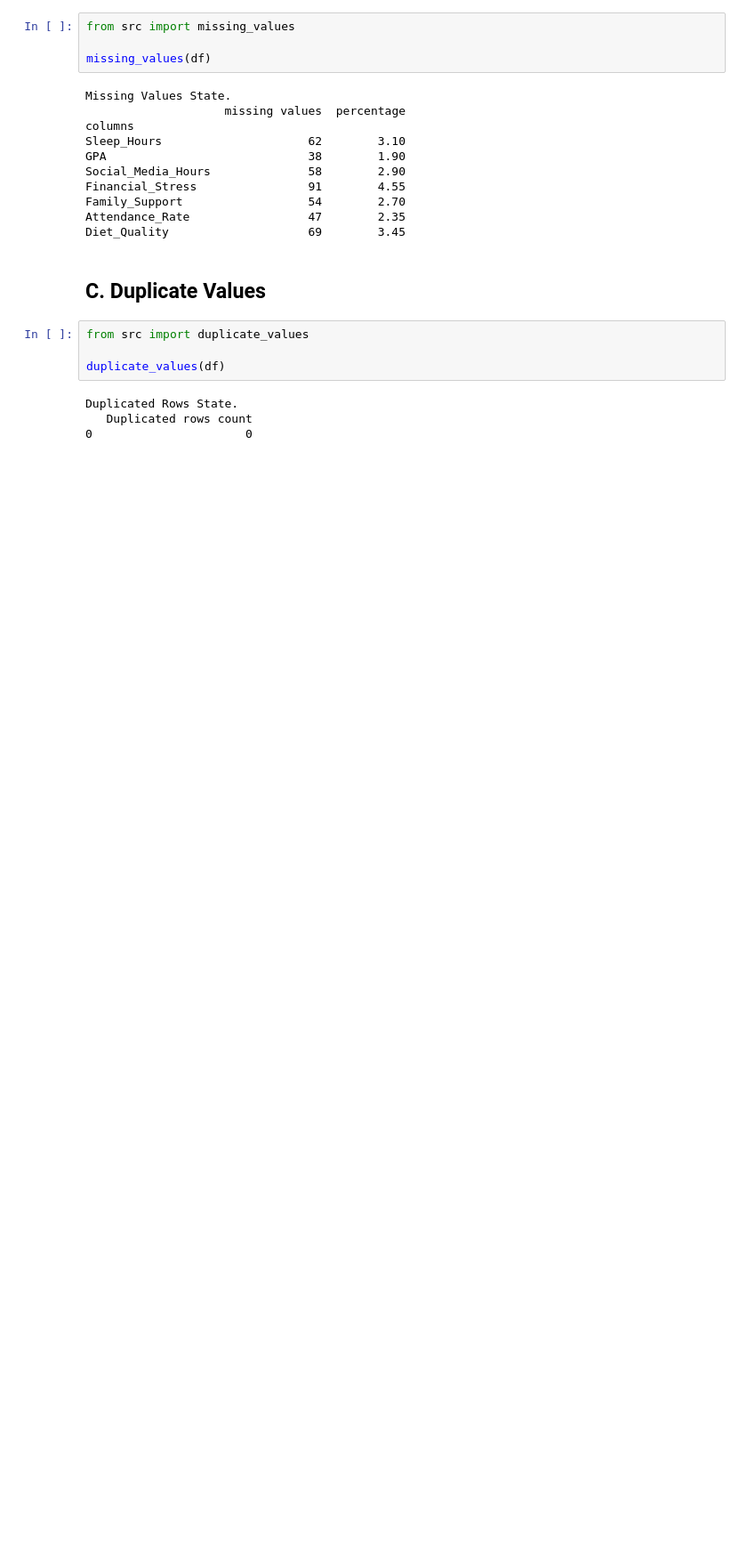
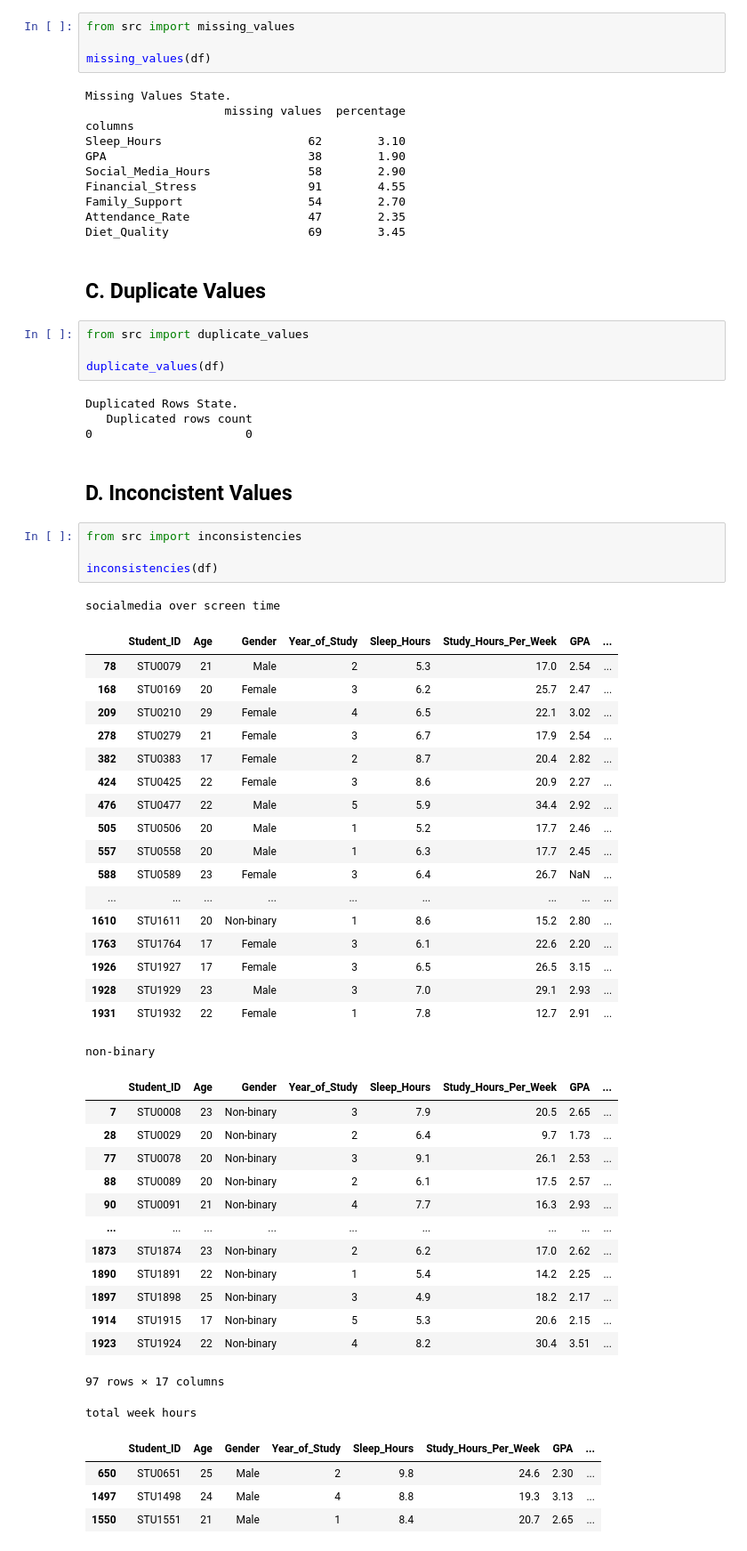
Before and after one commit to 4db444/Mental-health, a Jupyter notebook: notebooks/01_EDA.ipynb, the cells around one changed output. Shown at 89% size. Cells and saved outputs as stored; diff of their text form; blank space fills up the shorter version.

Commit message:
feat : adding the inconsistencies in the EDA phase

```diff
--- a/notebooks/01_EDA.ipynb
+++ b/notebooks/01_EDA.ipynb
@@ -43,3 +70,47 @@ duplicate_values(df)
 Duplicated Rows State.
    Duplicated rows count
 0                      0
+# %% [markdown]
+## D. Inconcistent Values
+# %%
+from src import inconsistencies
+
+inconsistencies(df)
+# %% [output]
+socialmedia over screen time
+|  | Student_ID | Age | Gender | Year_of_Study | Sleep_Hours | Study_Hours_Per_Week | GPA | ... |
+| 78 | STU0079 | 21 | Male | 2 | 5.3 | 17.0 | 2.54 | ... |
+| 168 | STU0169 | 20 | Female | 3 | 6.2 | 25.7 | 2.47 | ... |
+| 209 | STU0210 | 29 | Female | 4 | 6.5 | 22.1 | 3.02 | ... |
+| 278 | STU0279 | 21 | Female | 3 | 6.7 | 17.9 | 2.54 | ... |
+| 382 | STU0383 | 17 | Female | 2 | 8.7 | 20.4 | 2.82 | ... |
+| 424 | STU0425 | 22 | Female | 3 | 8.6 | 20.9 | 2.27 | ... |
+| 476 | STU0477 | 22 | Male | 5 | 5.9 | 34.4 | 2.92 | ... |
+| 505 | STU0506 | 20 | Male | 1 | 5.2 | 17.7 | 2.46 | ... |
+| 557 | STU0558 | 20 | Male | 1 | 6.3 | 17.7 | 2.45 | ... |
+| 588 | STU0589 | 23 | Female | 3 | 6.4 | 26.7 | NaN | ... |
+| ... | ... | ... | ... | ... | ... | ... | ... | ... |
+| 1610 | STU1611 | 20 | Non-binary | 1 | 8.6 | 15.2 | 2.80 | ... |
+| 1763 | STU1764 | 17 | Female | 3 | 6.1 | 22.6 | 2.20 | ... |
+| 1926 | STU1927 | 17 | Female | 3 | 6.5 | 26.5 | 3.15 | ... |
+| 1928 | STU1929 | 23 | Male | 3 | 7.0 | 29.1 | 2.93 | ... |
+| 1931 | STU1932 | 22 | Female | 1 | 7.8 | 12.7 | 2.91 | ... |
+non-binary
+|  | Student_ID | Age | Gender | Year_of_Study | Sleep_Hours | Study_Hours_Per_Week | GPA | ... |
+| 7 | STU0008 | 23 | Non-binary | 3 | 7.9 | 20.5 | 2.65 | ... |
+| 28 | STU0029 | 20 | Non-binary | 2 | 6.4 | 9.7 | 1.73 | ... |
+| 77 | STU0078 | 20 | Non-binary | 3 | 9.1 | 26.1 | 2.53 | ... |
+| 88 | STU0089 | 20 | Non-binary | 2 | 6.1 | 17.5 | 2.57 | ... |
+| 90 | STU0091 | 21 | Non-binary | 4 | 7.7 | 16.3 | 2.93 | ... |
+| ... | ... | ... | ... | ... | ... | ... | ... | ... |
+| 1873 | STU1874 | 23 | Non-binary | 2 | 6.2 | 17.0 | 2.62 | ... |
+| 1890 | STU1891 | 22 | Non-binary | 1 | 5.4 | 14.2 | 2.25 | ... |
+| 1897 | STU1898 | 25 | Non-binary | 3 | 4.9 | 18.2 | 2.17 | ... |
+| 1914 | STU1915 | 17 | Non-binary | 5 | 5.3 | 20.6 | 2.15 | ... |
+| 1923 | STU1924 | 22 | Non-binary | 4 | 8.2 | 30.4 | 3.51 | ... |
+97 rows × 17 columns
+total week hours
+|  | Student_ID | Age | Gender | Year_of_Study | Sleep_Hours | Study_Hours_Per_Week | GPA | ... |
+| 650 | STU0651 | 25 | Male | 2 | 9.8 | 24.6 | 2.30 | ... |
+| 1497 | STU1498 | 24 | Male | 4 | 8.8 | 19.3 | 3.13 | ... |
+| 1550 | STU1551 | 21 | Male | 1 | 8.4 | 20.7 | 2.65 | ... |
```
Also changed, not shown: parts of 5 cells of this notebook, 4 other files.
